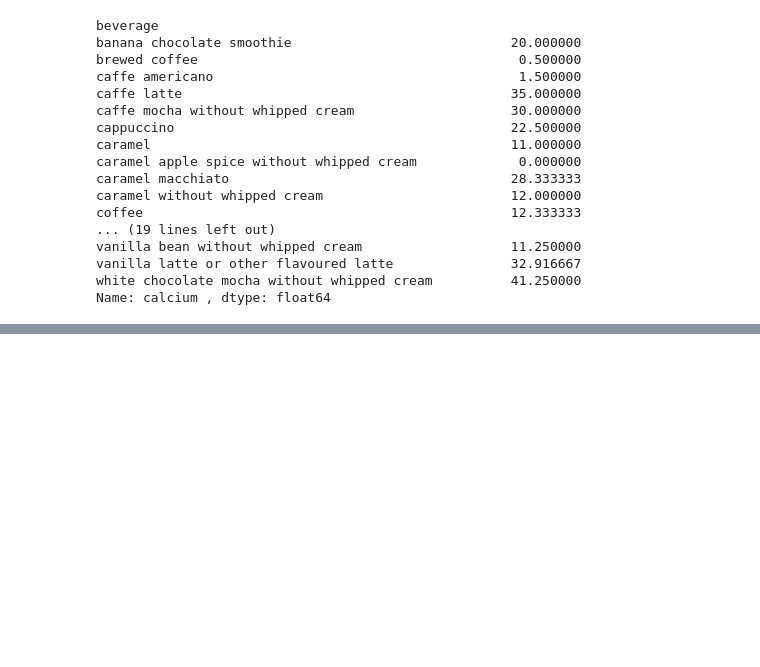
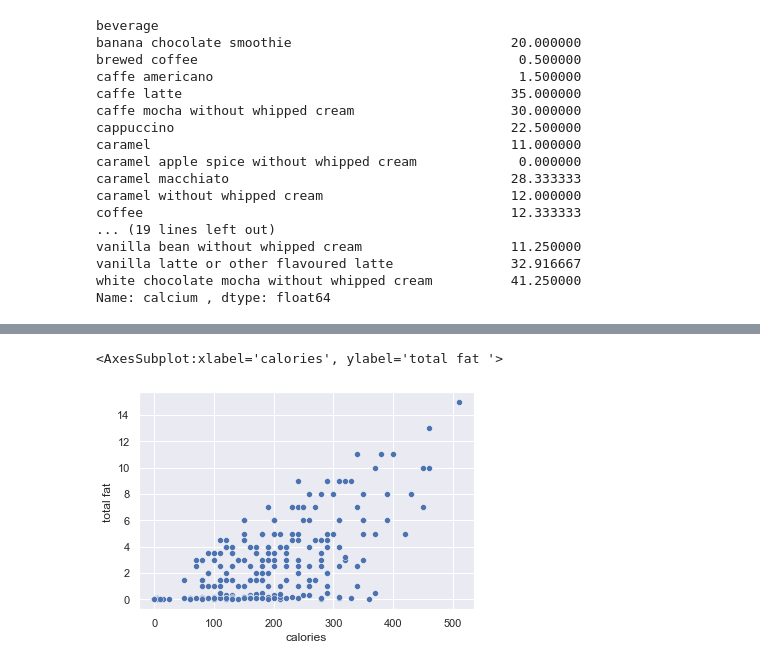
Before and after one commit to skurata681/MDST, a Jupyter notebook: checkpoint2/checkpoint2a.ipynb, the cells around one changed output, grey strips where cells are left out. Cells and saved outputs as stored; diff of their text form; code cells hidden in the pictures; blank space fills up the shorter version.

```diff
--- a/checkpoint2/checkpoint2a.ipynb
+++ b/checkpoint2/checkpoint2a.ipynb
@@ -149,5 +178,9 @@ Name: calcium , dtype: float64
 # %%
 # plot calories against total fat using seaborn
+sns.scatterplot(data = df, x = 'calories', y = 'total fat ')
+# %% [output]
+<AxesSubplot:xlabel='calories', ylabel='total fat '>
+[figure, added]
 # %%
 # plot the distribution of calories in Short, Tall, Grande, and Venti drinks
 # (you can use multiple lines for this)
```
Also changed, not shown: parts of 7 cells of this notebook.
